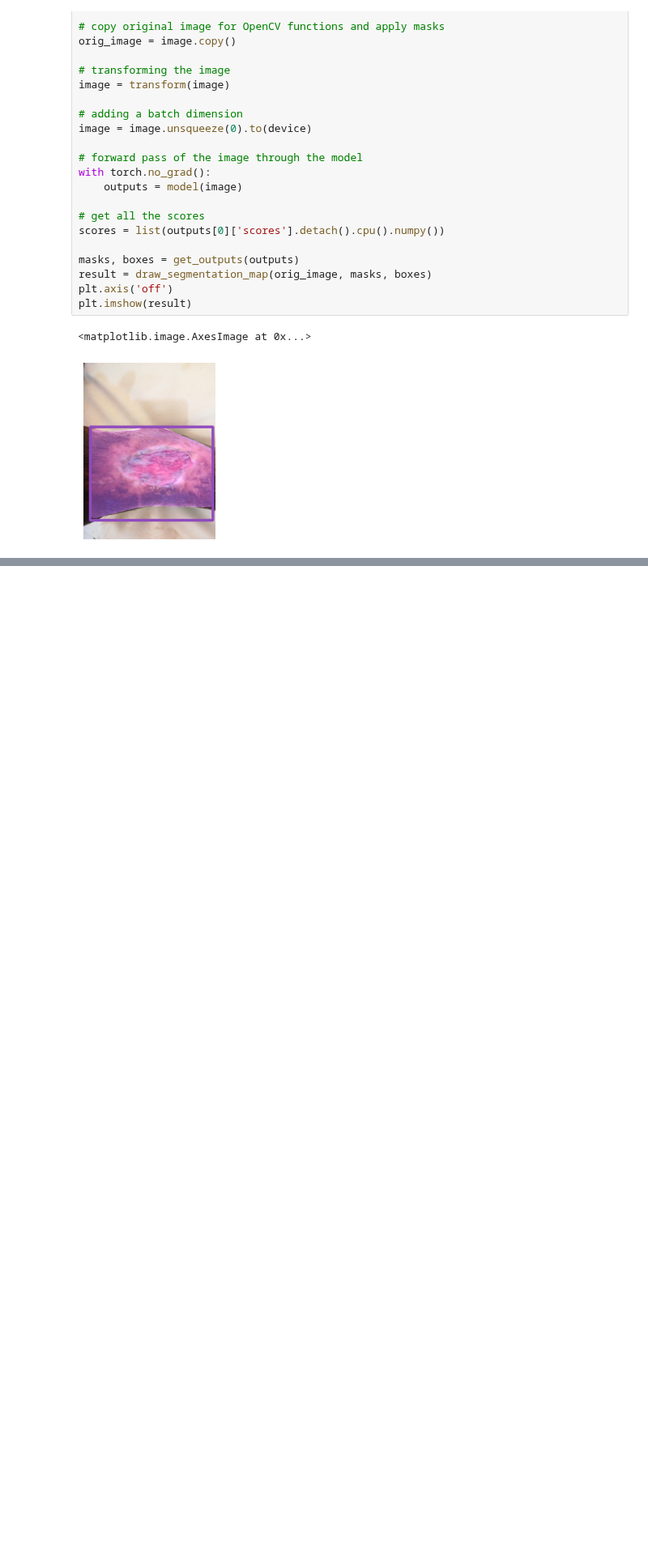
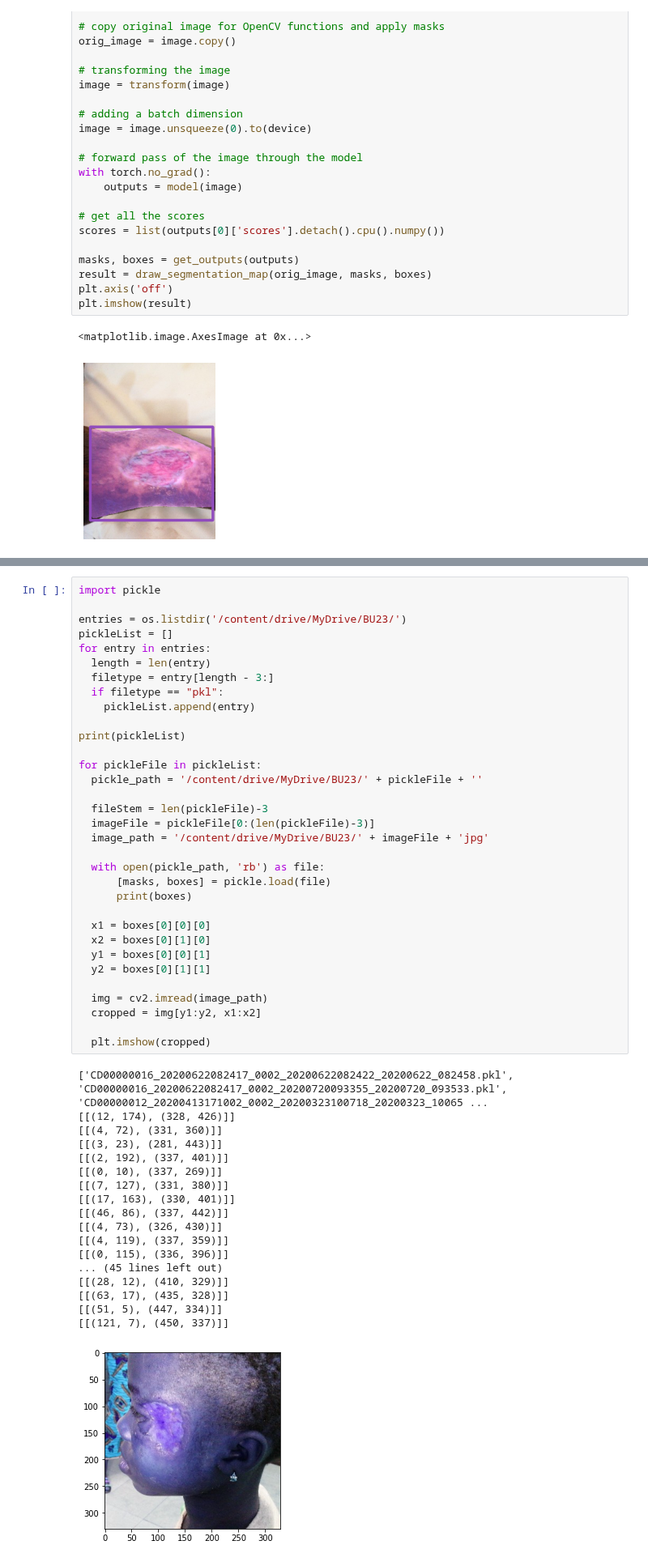
Before and after one commit to reaganest/skin-disease-diagnosis, a Jupyter notebook: Capstone I/Code/2023_Mask_RCNN.ipynb, the cells around one changed output, grey strips where cells are left out. Shown at 81% size. Cells and saved outputs as stored; diff of their text form; blank space fills up the shorter version.

Commit message:
printing pkl entries

```diff
--- a/Capstone I/Code/2023_Mask_RCNN.ipynb
+++ b/Capstone I/Code/2023_Mask_RCNN.ipynb
@@ -140,3 +141,55 @@ plt.imshow(cropped)
 163
 <matplotlib.image.AxesImage at 0x...>
 [figure]
+# %%
+import pickle
+
+entries = os.listdir('/content/drive/MyDrive/BU23/')
+pickleList = []
+for entry in entries:
+  length = len(entry)
+  filetype = entry[length - 3:]
+  if filetype == "pkl":
+    pickleList.append(entry)
+
+print(pickleList)
+
+for pickleFile in pickleList:
+  pickle_path = '/content/drive/MyDrive/BU23/' + pickleFile + ''
+
+  fileStem = len(pickleFile)-3
+  imageFile = pickleFile[0:(len(pickleFile)-3)]
+  image_path = '/content/drive/MyDrive/BU23/' + imageFile + 'jpg'
+
+  with open(pickle_path, 'rb') as file:
+      [masks, boxes] = pickle.load(file)
+      print(boxes)
+
+  x1 = boxes[0][0][0]
+  x2 = boxes[0][1][0]
+  y1 = boxes[0][0][1]
+  y2 = boxes[0][1][1]
+
+  img = cv2.imread(image_path)
+  cropped = img[y1:y2, x1:x2]
+
+  plt.imshow(cropped)
+# %% [output]
+['CD00000016_20200622082417_0002_20200622082422_20200622_082458.pkl', 'CD00000016_20200622082417_0002_20200720093355_20200720_093533.pkl', 'CD00000012_20200413171002_0002_20200323100718_20200323_10065 ...
+[[(12, 174), (328, 426)]]
+[[(4, 72), (331, 360)]]
+[[(3, 23), (281, 443)]]
+[[(2, 192), (337, 401)]]
+[[(0, 10), (337, 269)]]
+[[(7, 127), (331, 380)]]
+[[(17, 163), (330, 401)]]
+[[(46, 86), (337, 442)]]
+[[(4, 73), (326, 430)]]
+[[(4, 119), (337, 359)]]
+[[(0, 115), (336, 396)]]
+... (45 lines left out)
+[[(28, 12), (410, 329)]]
+[[(63, 17), (435, 328)]]
+[[(51, 5), (447, 334)]]
+[[(121, 7), (450, 337)]]
+[figure, added]
```
Also changed, not shown: parts of 1 cell of this notebook.
